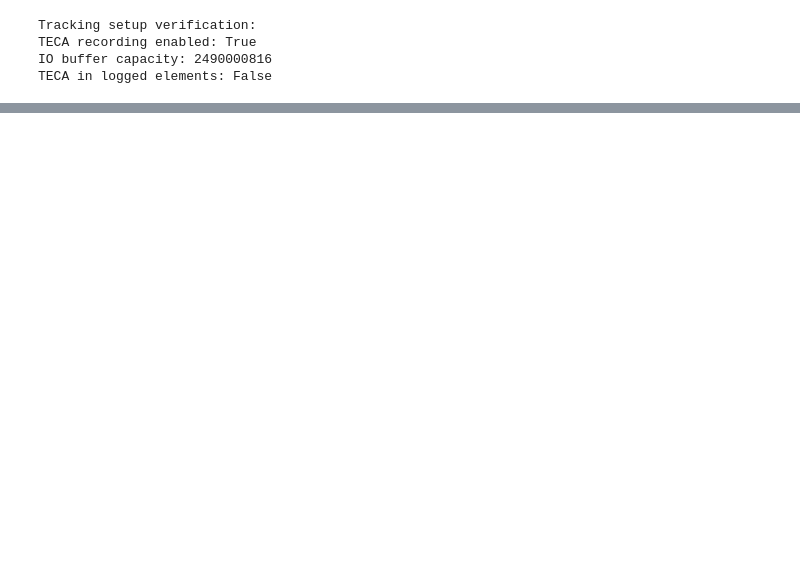
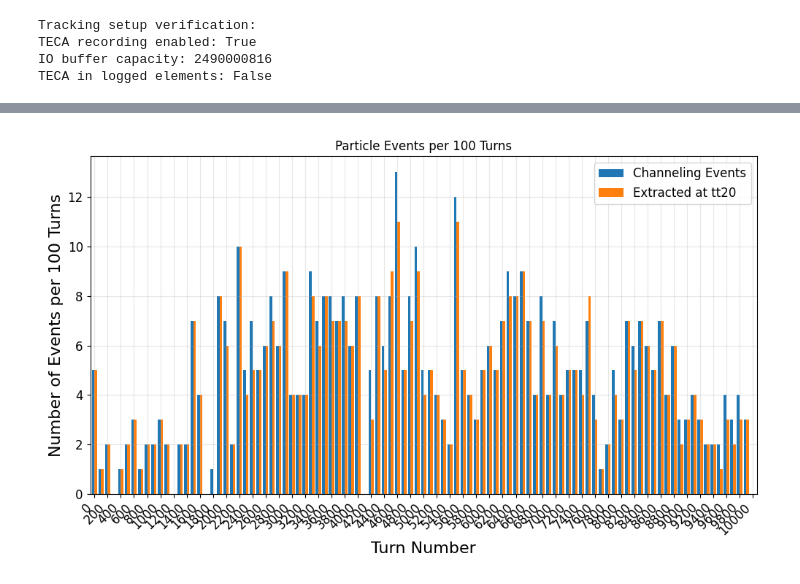
Before and after one commit to giacomells/Technical-Student-2024-2025, a Jupyter notebook: Non-Resonant Extraction/RecordIntereaction.ipynb, the cells around one changed output, grey strips where cells are left out. Drawn from its saved outputs; the diff is of its cells as text; code cells hidden in the pictures; blank space fills up the shorter version.

```diff
--- a/Non-Resonant Extraction/RecordIntereaction.ipynb
+++ b/Non-Resonant Extraction/RecordIntereaction.ipynb
@@ -541,0 +612,20 @@ plt.show()
+# %%
+d =dict(
+    extracted = [],
+    lost = [],
+)
+for i in range(num_turns):
+    try:
+        extracted = extr.loc[i]
+    except:
+        extracted = 0
+
+    try:
+        lost = lost.loc[i]
+    except:
+        lost = 0
+    d['extracted'].append(extracted)
+    d['lost'].append(lost)
+
+df3 = pd.DataFrame(d, index=range(num_turns))
+df3
@@ -841,0 +822,58 @@ plt.show()
+# %%
+fig, ax = plt.subplots(figsize=(10, 6))
+
+# Create bins of 100 turns
+bin_size = 100
+n_bins = num_turns // bin_size + 1  # Add 1 to include any remaining turns
+bins = np.arange(0, (n_bins + 1) * bin_size, bin_size)
+
+# Aggregate data for channeling events
+channeling_df = df[df['interaction_type'] == "Channeling"]
+channeling_data = np.zeros(n_bins)
+for i in channeling_df['turn']:
+    bin_index = i // bin_size
+    if bin_index < n_bins:  # Ensure we don't exceed array bounds
+        channeling_data[bin_index] += 1
+
+# Aggregate data for lost particles
+lost_particles = np.where(particles.state < 1)[0]
+lost_data = np.zeros(n_bins)
+for idx in lost_particles:
+    turn = particles.at_turn[idx]
+    bin_index = turn // bin_size
+    if bin_index < n_bins:  # Ensure we don't exceed array bounds
+        lost_data[bin_index] += 1
+
+# Aggregate data for particles lost at tt20.extraction
+lost_at_tt20 = [idx for idx in lost_particles if line.element_names[particles.at_element[idx]] == 'tt20.extraction']
+tt20_data = np.zeros(n_bins)
+for idx in lost_at_tt20:
+    turn = particles.at_turn[idx]
+    bin_index = turn // bin_size
+    if bin_index < n_bins:  # Ensure we don't exceed array bounds
+        tt20_data[bin_index] += 1
+
+
+# Create DataFrame with the binned data
+df_binned = pd.DataFrame({
+    'channeling': channeling_data,
+    #'lost': lost_data,
+    'extracted': tt20_data
+}, index=bins[:-1])
+
+# Plot
+df_binned.plot(kind='bar', ax=ax, width=0.8)
+
+plt.xlabel('Turn Number')
+plt.ylabel('Number of Events per 100 Turns')
+plt.title('Particle Events per 100 Turns')
+plt.legend(['Channeling Events', 'Extracted at tt20'])
+plt.grid(True, alpha=0.3)
+
+# Show every Nth label for better readability
+N = 2  # Adjust this value to show more or fewer labels
+plt.xticks(range(0, len(bins)-1, N), bins[:-1:N], rotation=45, ha='right')
+
+plt.tight_layout()
+# %% [output]
+[figure, added]
```
Also changed, not shown: parts of 26 cells of this notebook.
